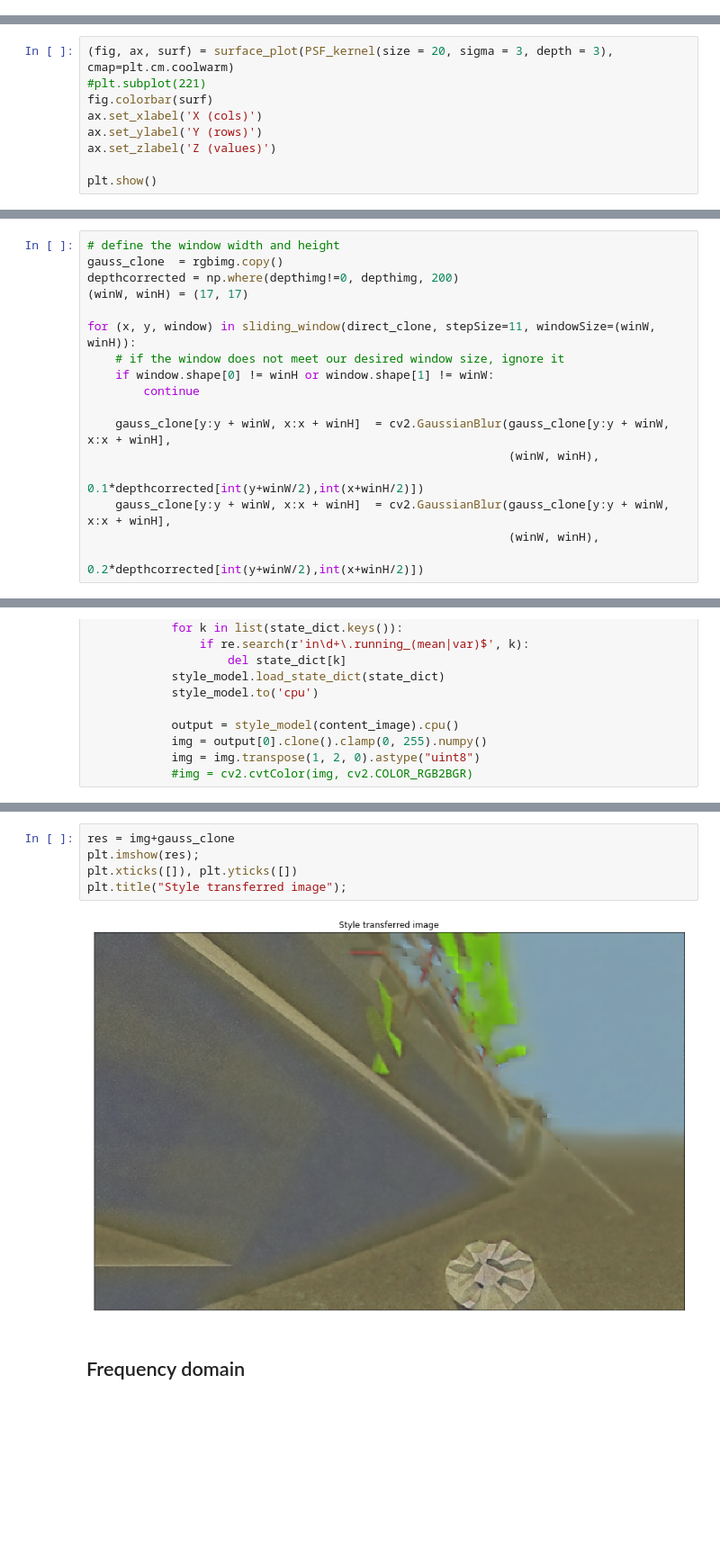
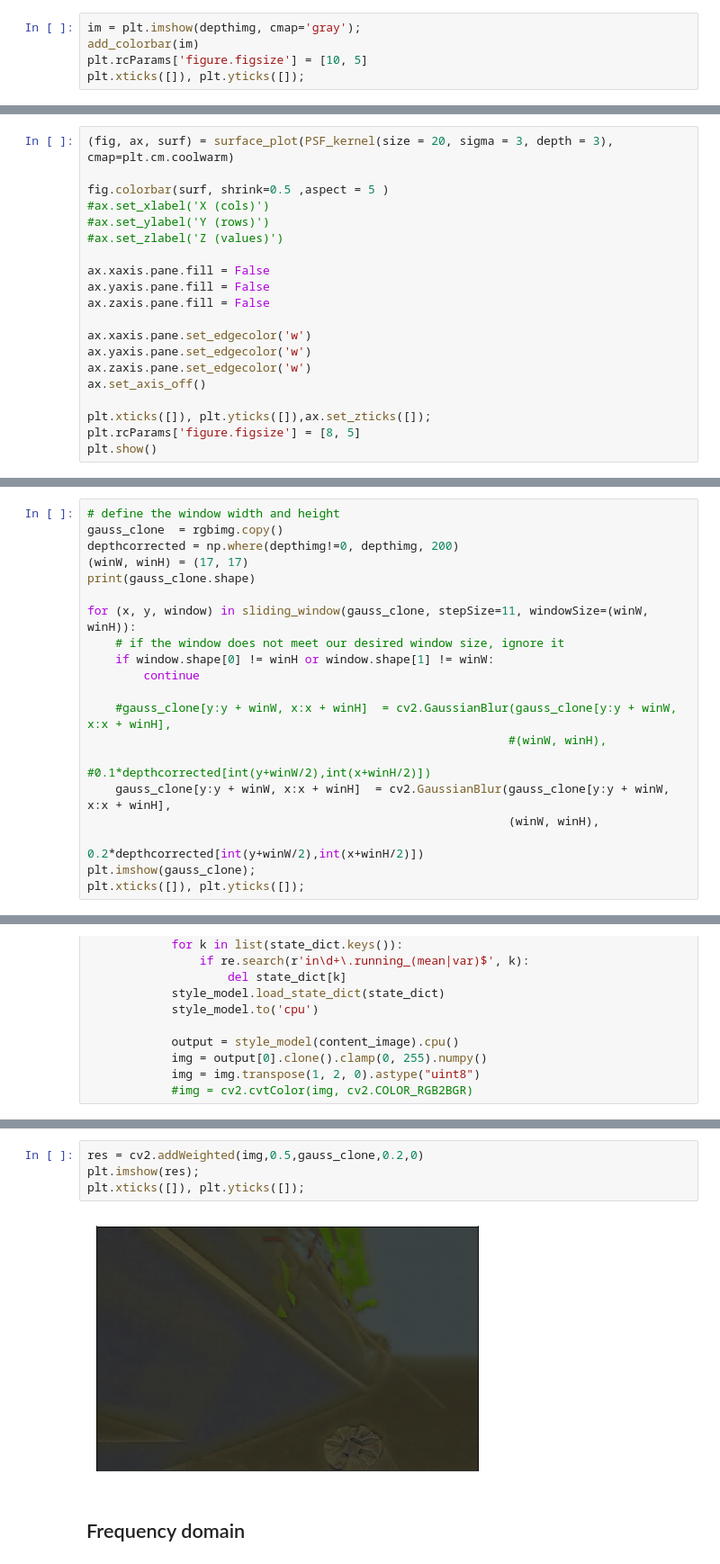
Before and after one commit to olayasturias/uw_img_sim, a Jupyter notebook: nodes/Demo.ipynb, the cells around one changed output, grey strips where cells are left out. Shown at 90% size. Cells and saved outputs as stored; diff of their text form; blank space fills up the shorter version.

```diff
--- a/nodes/Demo.ipynb
+++ b/nodes/Demo.ipynb
@@ -97,0 +92,5 @@ plt.title("RGB image");
+# %%
+im = plt.imshow(depthimg, cmap='gray');
+add_colorbar(im)
+plt.rcParams['figure.figsize'] = [10, 5]
+plt.xticks([]), plt.yticks([]);
@@ -242,11 +242,22 @@ plt.show()
 [figure]
 # %%
 (fig, ax, surf) = surface_plot(PSF_kernel(size = 20, sigma = 3, depth = 3), cmap=plt.cm.coolwarm)
-#plt.subplot(221)
-fig.colorbar(surf)
-ax.set_xlabel('X (cols)')
-ax.set_ylabel('Y (rows)')
-ax.set_zlabel('Z (values)')
 
+fig.colorbar(surf, shrink=0.5 ,aspect = 5 )
+#ax.set_xlabel('X (cols)')
+#ax.set_ylabel('Y (rows)')
+#ax.set_zlabel('Z (values)')
+
+ax.xaxis.pane.fill = False
+ax.yaxis.pane.fill = False
+ax.zaxis.pane.fill = False
+
+ax.xaxis.pane.set_edgecolor('w')
+ax.yaxis.pane.set_edgecolor('w')
+ax.zaxis.pane.set_edgecolor('w')
+ax.set_axis_off()
+
+plt.xticks([]), plt.yticks([]),ax.set_zticks([]);
+plt.rcParams['figure.figsize'] = [8, 5]
 plt.show()
 # %% [output]
@@ -277,15 +288,18 @@ for (x, y, window) in sliding_window(direct_clone, stepSize=7, windowSize=(winW,
 gauss_clone  = rgbimg.copy()
 depthcorrected = np.where(depthimg!=0, depthimg, 200)
 (winW, winH) = (17, 17)
+print(gauss_clone.shape)
 
-for (x, y, window) in sliding_window(direct_clone, stepSize=11, windowSize=(winW, winH)):
+for (x, y, window) in sliding_window(gauss_clone, stepSize=11, windowSize=(winW, winH)):
     # if the window does not meet our desired window size, ignore it
     if window.shape[0] != winH or window.shape[1] != winW:
         continue
 
-    gauss_clone[y:y + winW, x:x + winH]  = cv2.GaussianBlur(gauss_clone[y:y + winW, x:x + winH],
-                                                            (winW, winH),
-                                                            0.1*depthcorrected[int(y+winW/2),int(x+winH/2)])
+    #gauss_clone[y:y + winW, x:x + winH]  = cv2.GaussianBlur(gauss_clone[y:y + winW, x:x + winH],
+                                                            #(winW, winH),
+                                                            #0.1*depthcorrected[int(y+winW/2),int(x+winH/2)])
     gauss_clone[y:y + winW, x:x + winH]  = cv2.GaussianBlur(gauss_clone[y:y + winW, x:x + winH],
                                                             (winW, winH),
                                                             0.2*depthcorrected[int(y+winW/2),int(x+winH/2)])
+plt.imshow(gauss_clone);
+plt.xticks([]), plt.yticks([]);
@@ -346,10 +357,9 @@ plt.title("Style transferred image");
 # %%
-res = img+gauss_clone
+res = cv2.addWeighted(img,0.5,gauss_clone,0.2,0)
 plt.imshow(res);
-plt.xticks([]), plt.yticks([])
-plt.title("Style transferred image");
+plt.xticks([]), plt.yticks([]);
 # %% [output]
-[figure, old version]
+[figure, new version]
 # %% [markdown]
 ## Frequency domain
 # %% [markdown]
```
Also changed, not shown: parts of 20 cells of this notebook, 4 other files.
